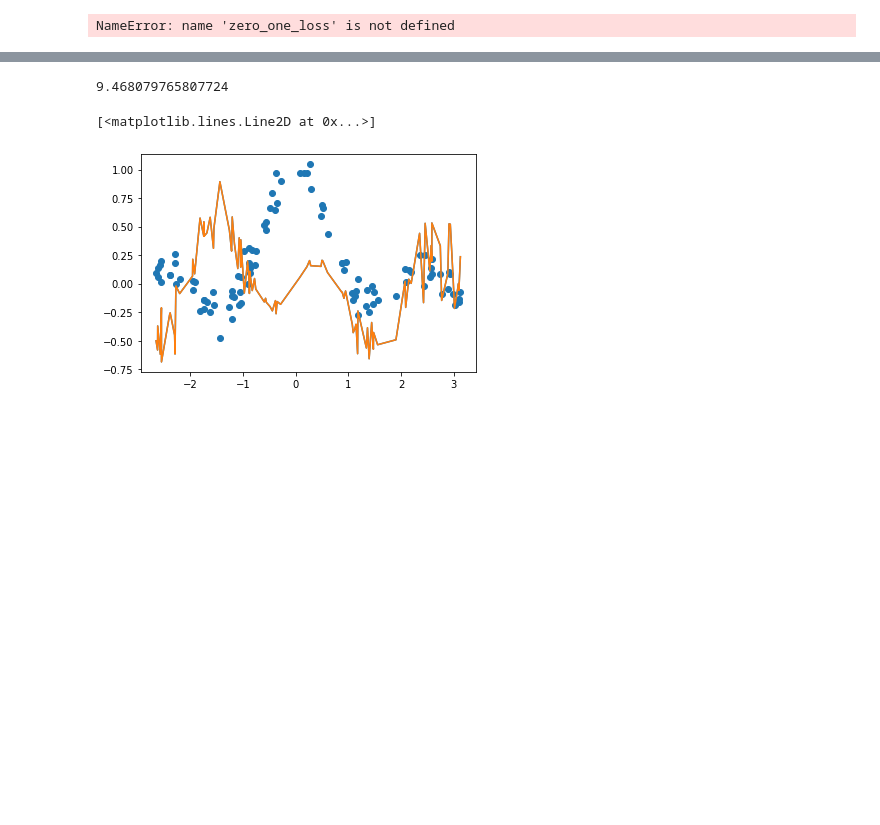
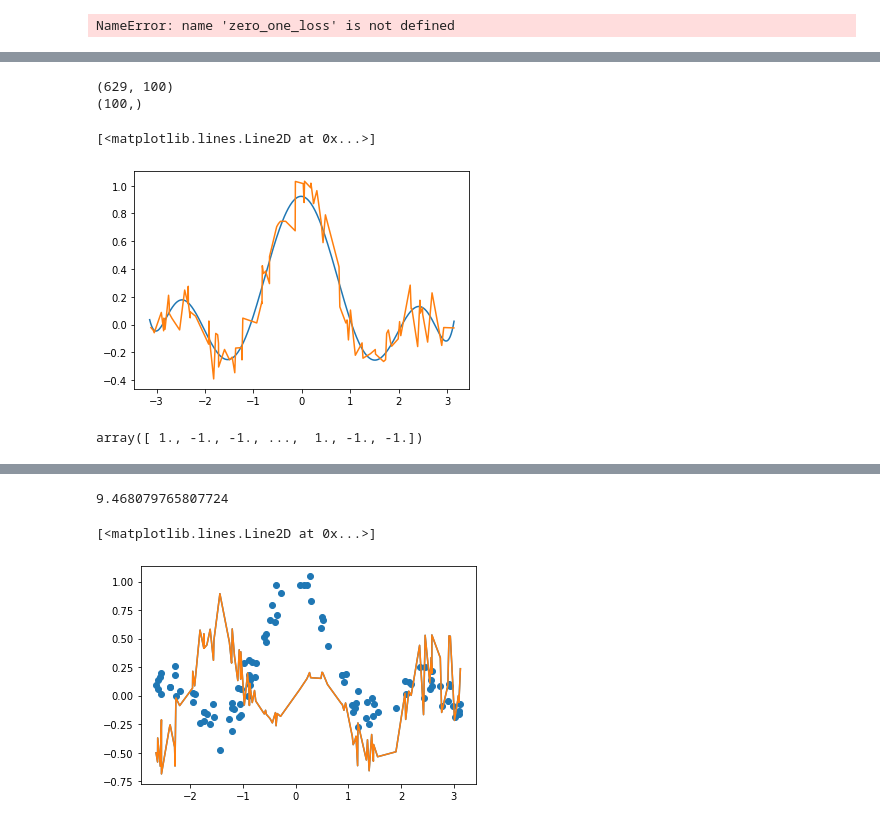
Before and after one commit to olhorst/ML_tests, a Jupyter notebook: problem_set3/krr.ipynb, the cells around one changed output, grey strips where cells are left out. Saved outputs shown, nothing was run; the diff lists cells and outputs as text; code cells hidden in the pictures; blank space fills up the shorter version.

```diff
--- a/problem_set3/krr.ipynb
+++ b/problem_set3/krr.ipynb
@@ -43,0 +124,10 @@ array([[  4,   9,  16],
+# %%
+test = krr(kernel = 'polynomial', kernelparameter=8, regularization=.5) #8 for polynomial
+a = test.fit(X=Xtr, y=Ytr)
+plt.plot(Xte, a.predict(Xte))
+plt.plot(Xtr, Ytr)
+# %% [output]
+(629, 100)
+(100,)
+[<matplotlib.lines.Line2D at 0x...>]
+[figure, added]
@@ -43,0 +144,4 @@ array([[  4,   9,  16],
+# %%
+banana_ytest.T
+# %% [output]
+array([ 1., -1., -1., ...,  1., -1., -1.])
```
Also changed, not shown: parts of 64 cells of this notebook, 2 other files.
